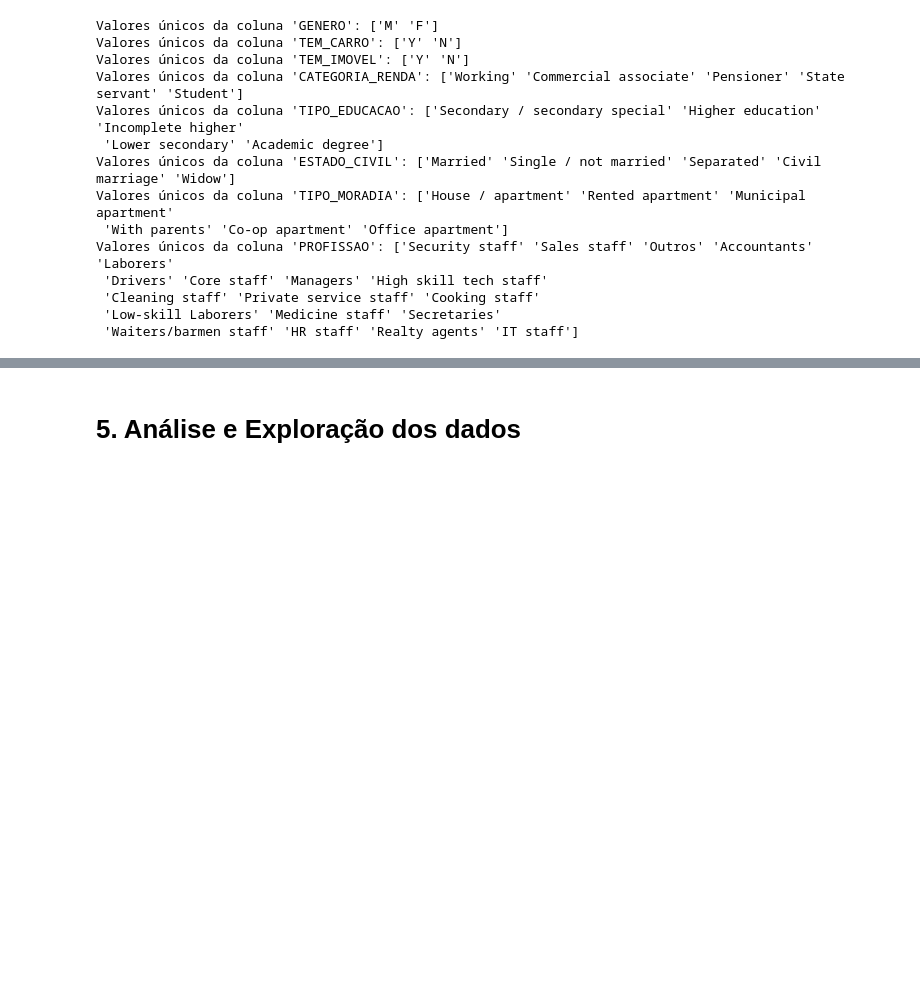
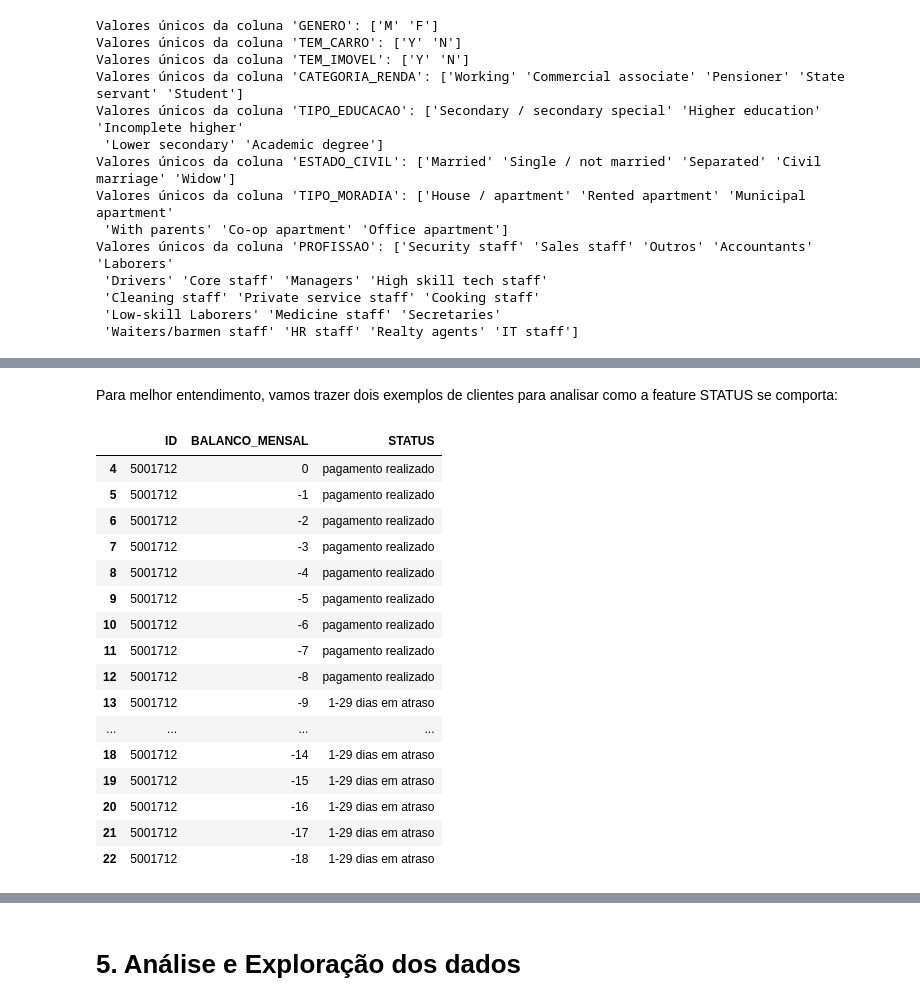
Before and after one commit to VitorFRodrigues/PUCMinas_DataScience, a Jupyter notebook: 06-Machine_Learning/Tarefas/Modulo_A/notebook/aprovacao_credito.ipynb, the cells around one changed output, grey strips where cells are left out. Drawn from its saved outputs; the diff is of its cells as text; code cells hidden in the pictures; blank space fills up the shorter version.

```diff
--- a/06-Machine_Learning/Tarefas/Modulo_A/notebook/aprovacao_credito.ipynb
+++ b/06-Machine_Learning/Tarefas/Modulo_A/notebook/aprovacao_credito.ipynb
@@ -532,0 +608,11 @@ dados_cliente_sem_outliers = translate_categorical_values(dados_cliente_sem_outl
+# %%
+dicionario_STATUS = [
+    {'C': 'pagamento realizado'},
+    {'0': '1-29 dias em atraso'},
+    {'1': '30-59 dias em atraso'},
+    {'2': '60-89 dias em atraso'},
+    {'3': '90-119 dias em atraso'},
+    {'4': '120-149 dias em atraso'},
+    {'5': 'acima de 150 dias em atraso'},
+    {'X': 'nenhum empréstimo no mês'}
+]
@@ -532,0 +633,22 @@ dados_cliente_sem_outliers = translate_categorical_values(dados_cliente_sem_outl
+# %% [markdown]
+Para melhor entendimento, vamos trazer dois exemplos de clientes para analisar como a feature STATUS se comporta:
+# %%
+dados_credito.query('ID == 5001712')
+# %% [output]
+|  | ID | BALANCO_MENSAL | STATUS |
+| 4 | 5001712 | 0 | pagamento realizado |
+| 5 | 5001712 | -1 | pagamento realizado |
+| 6 | 5001712 | -2 | pagamento realizado |
+| 7 | 5001712 | -3 | pagamento realizado |
+| 8 | 5001712 | -4 | pagamento realizado |
+| 9 | 5001712 | -5 | pagamento realizado |
+| 10 | 5001712 | -6 | pagamento realizado |
+| 11 | 5001712 | -7 | pagamento realizado |
+| 12 | 5001712 | -8 | pagamento realizado |
+| 13 | 5001712 | -9 | 1-29 dias em atraso |
+| ... | ... | ... | ... |
+| 18 | 5001712 | -14 | 1-29 dias em atraso |
+| 19 | 5001712 | -15 | 1-29 dias em atraso |
+| 20 | 5001712 | -16 | 1-29 dias em atraso |
+| 21 | 5001712 | -17 | 1-29 dias em atraso |
+| 22 | 5001712 | -18 | 1-29 dias em atraso |
```
Also changed, not shown: parts of 36 cells of this notebook.
